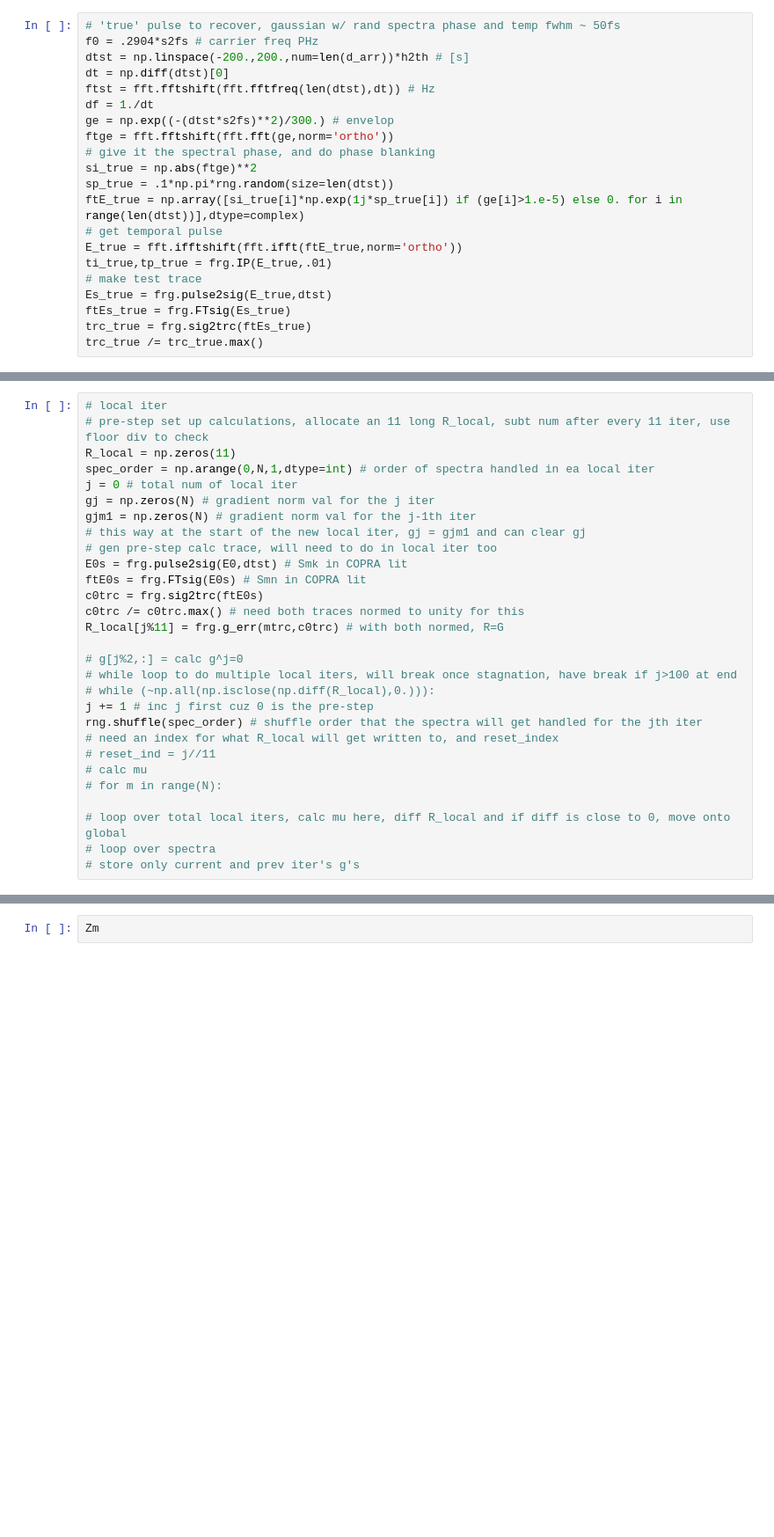
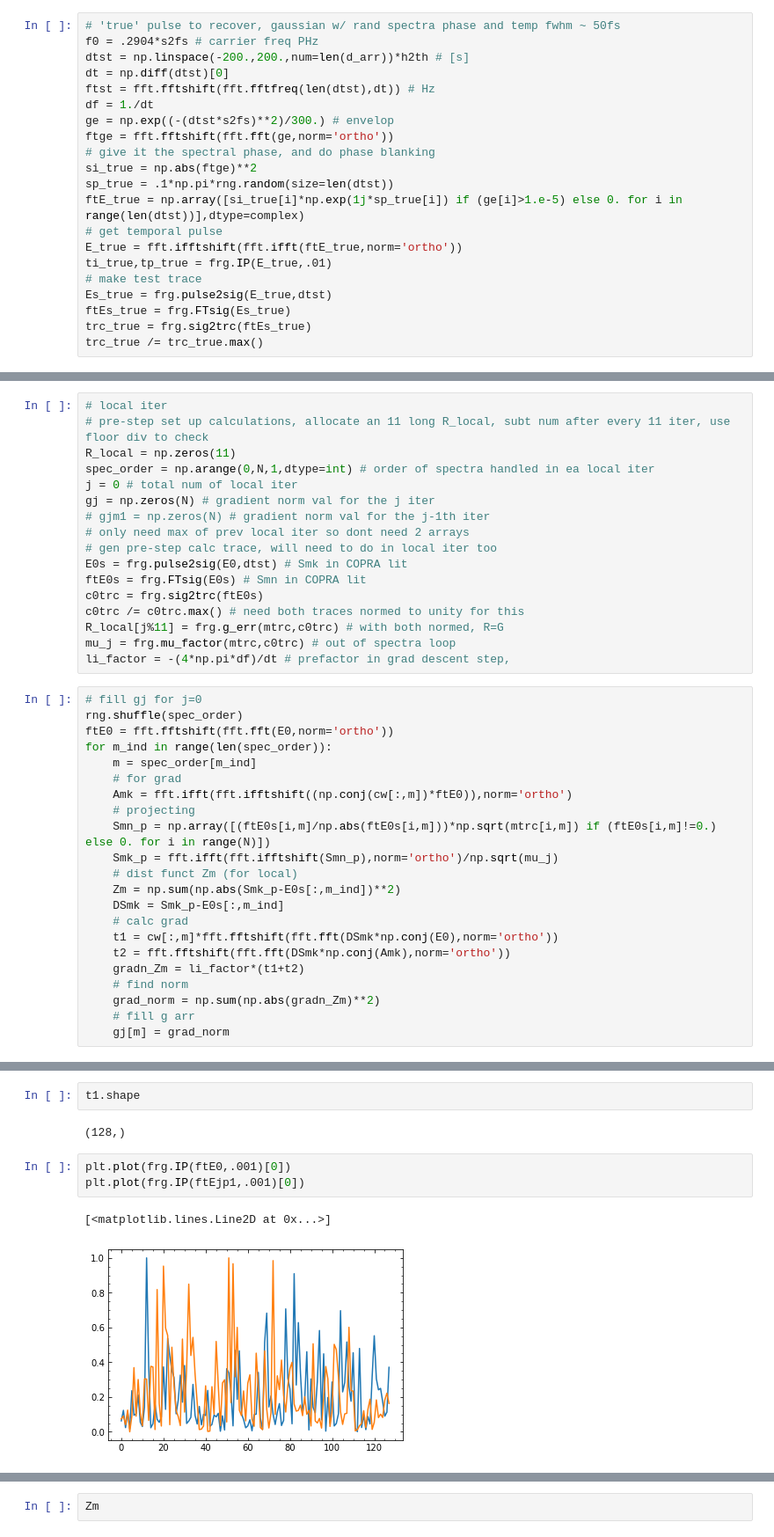
Before and after one commit to ChowdhuryGroup/FROG, a Jupyter notebook: Untitled.ipynb, the cells around one changed output, grey strips where cells are left out. Shown at 88% size. Cells and saved outputs as stored; diff of their text form; blank space fills up the shorter version.

Commit message:
added incomplete local iteration, needs debugging and update to vanilla_frog.py's pulse2sig funct.

```diff
--- a/Untitled.ipynb
+++ b/Untitled.ipynb
@@ -195,25 +206,35 @@ R_local = np.zeros(11)
 spec_order = np.arange(0,N,1,dtype=int) # order of spectra handled in ea local iter
 j = 0 # total num of local iter
 gj = np.zeros(N) # gradient norm val for the j iter
-gjm1 = np.zeros(N) # gradient norm val for the j-1th iter
-# this way at the start of the new local iter, gj = gjm1 and can clear gj
+# gjm1 = np.zeros(N) # gradient norm val for the j-1th iter
+# only need max of prev local iter so dont need 2 arrays
 # gen pre-step calc trace, will need to do in local iter too
 E0s = frg.pulse2sig(E0,dtst) # Smk in COPRA lit
 ftE0s = frg.FTsig(E0s) # Smn in COPRA lit
 c0trc = frg.sig2trc(ftE0s)
 c0trc /= c0trc.max() # need both traces normed to unity for this
 R_local[j%11] = frg.g_err(mtrc,c0trc) # with both normed, R=G
-
-# g[j%2,:] = calc g^j=0
-# while loop to do multiple local iters, will break once stagnation, have break if j>100 at end
-# while (~np.all(np.isclose(np.diff(R_local),0.))):
-j += 1 # inc j first cuz 0 is the pre-step
-rng.shuffle(spec_order) # shuffle order that the spectra will get handled for the jth iter
-# need an index for what R_local will get written to, and reset_index
-# reset_ind = j//11
-# calc mu
-# for m in range(N):
-
-# loop over total local iters, calc mu here, diff R_local and if diff is close to 0, move onto global
-# loop over spectra
-# store only current and prev iter's g's
+mu_j = frg.mu_factor(mtrc,c0trc) # out of spectra loop
+li_factor = -(4*np.pi*df)/dt # prefactor in grad descent step,
+# %%
+# fill gj for j=0
+rng.shuffle(spec_order)
+ftE0 = fft.fftshift(fft.fft(E0,norm='ortho'))
+for m_ind in range(len(spec_order)):
+    m = spec_order[m_ind]
+    # for grad
+    Amk = fft.ifft(fft.ifftshift((np.conj(cw[:,m])*ftE0)),norm='ortho')
+    # projecting
+    Smn_p = np.array([(ftE0s[i,m]/np.abs(ftE0s[i,m]))*np.sqrt(mtrc[i,m]) if (ftE0s[i,m]!=0.) else 0. for i in range(N)])
+    Smk_p = fft.ifft(fft.ifftshift(Smn_p),norm='ortho')/np.sqrt(mu_j)
+    # dist funct Zm (for local)
+    Zm = np.sum(np.abs(Smk_p-E0s[:,m_ind])**2)
+    DSmk = Smk_p-E0s[:,m_ind]
+    # calc grad
+    t1 = cw[:,m]*fft.fftshift(fft.fft(DSmk*np.conj(E0),norm='ortho'))
+    t2 = fft.fftshift(fft.fft(DSmk*np.conj(Amk),norm='ortho'))
+    gradn_Zm = li_factor*(t1+t2)
+    # find norm
+    grad_norm = np.sum(np.abs(gradn_Zm)**2)
+    # fill g arr
+    gj[m] = grad_norm
@@ -219,0 +310,10 @@ rng.shuffle(spec_order) # shuffle order that the spectra will get handled for th
+# %%
+t1.shape
+# %% [output]
+(128,)
+# %%
+plt.plot(frg.IP(ftE0,.001)[0])
+plt.plot(frg.IP(ftEjp1,.001)[0])
+# %% [output]
+[<matplotlib.lines.Line2D at 0x...>]
+[figure, added]
```
Also changed, not shown: parts of 11 cells of this notebook.
